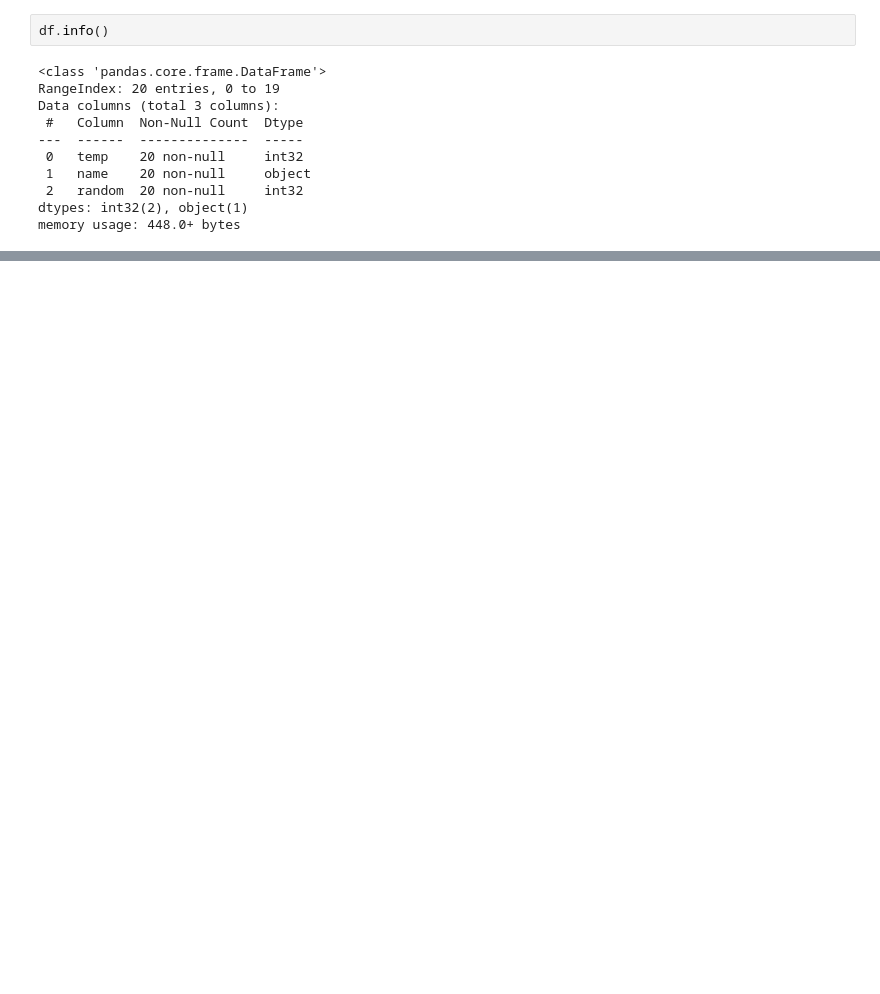
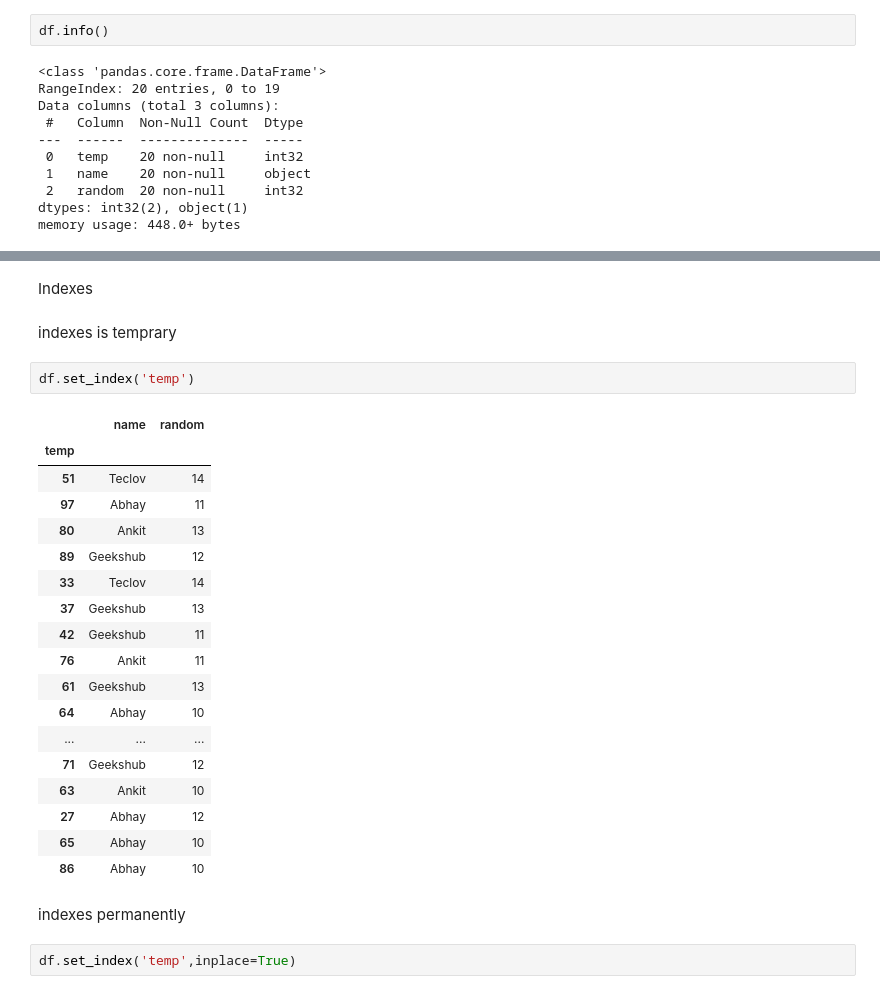
Before and after one commit to Zahoor58/Pandas, a Jupyter notebook: pandas.ipynb, the cells around one changed output, grey strips where cells are left out. Cells and saved outputs as stored; diff of their text form; blank space fills up the shorter version.

```diff
--- a/pandas.ipynb
+++ b/pandas.ipynb
@@ -278,0 +279,29 @@ df
+# %% [markdown]
+Indexes
+# %% [markdown]
+indexes is temprary
+# %%
+df.set_index('temp')
+# %% [output]
+|  | name | random |
+| temp |  |  |
+| 51 | Teclov | 14 |
+| 97 | Abhay | 11 |
+| 80 | Ankit | 13 |
+| 89 | Geekshub | 12 |
+| 33 | Teclov | 14 |
+| 37 | Geekshub | 13 |
+| 42 | Geekshub | 11 |
+| 76 | Ankit | 11 |
+| 61 | Geekshub | 13 |
+| 64 | Abhay | 10 |
+| ... | ... | ... |
+| 71 | Geekshub | 12 |
+| 63 | Ankit | 10 |
+| 27 | Abhay | 12 |
+| 65 | Abhay | 10 |
+| 86 | Abhay | 10 |
+# %% [markdown]
+indexes permanently
+# %%
+df.set_index('temp',inplace=True)
```
Also changed, not shown: parts of 75 cells of this notebook, 4 other files.
